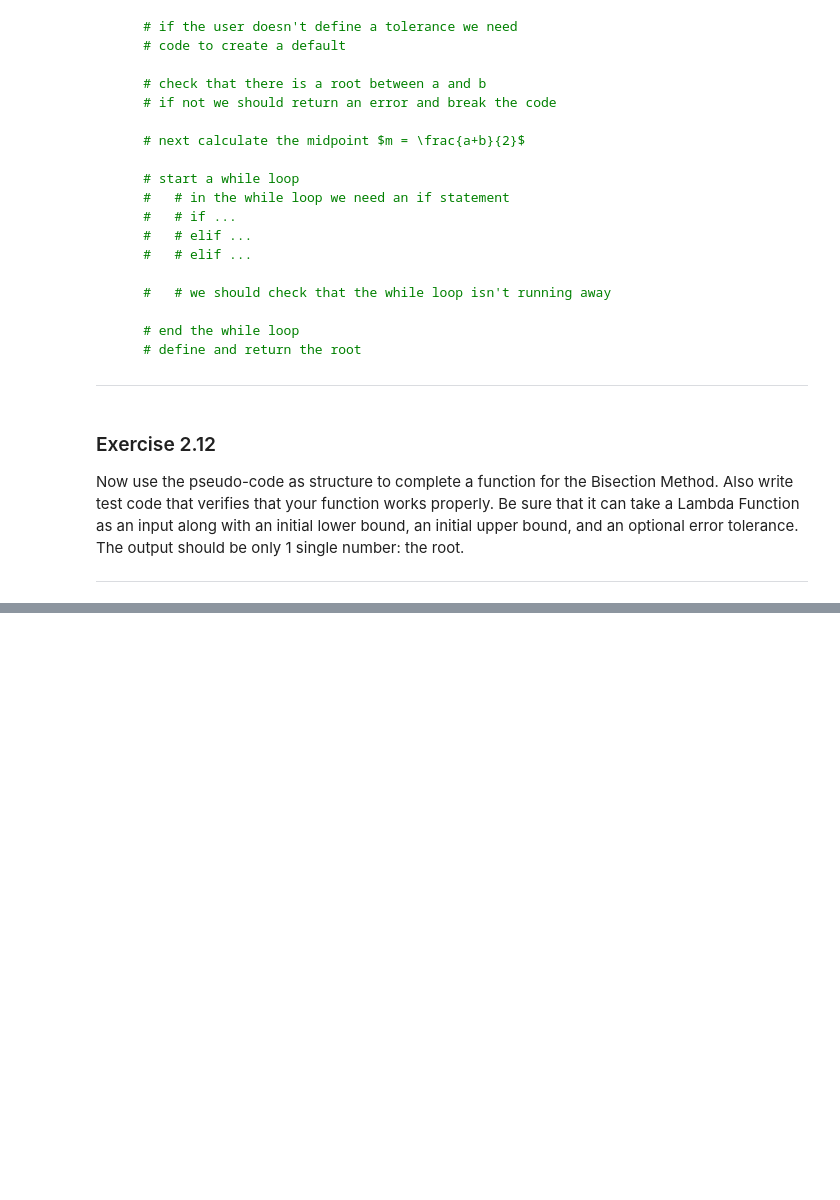
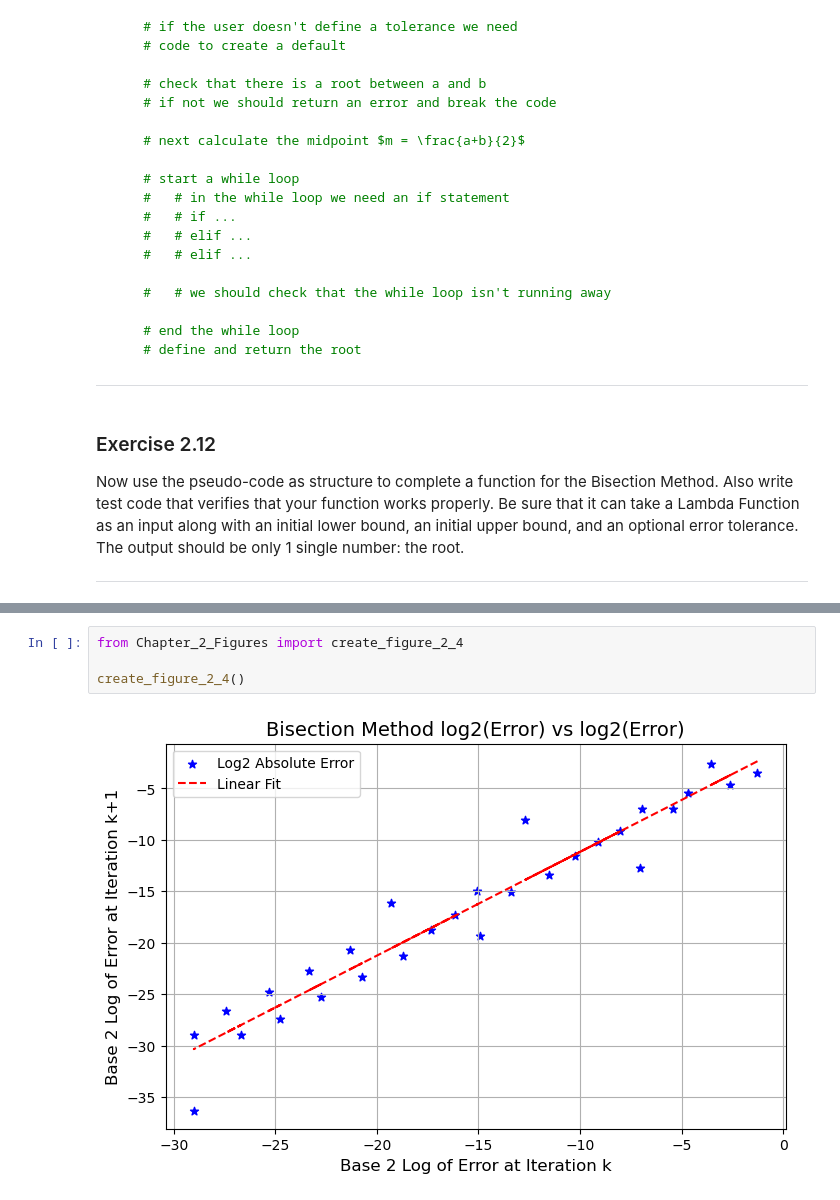
Before and after one commit to DataScienceUWL/MTH371, a Jupyter notebook: Interactive_Notes/Chapter_2/Chapter_2_Algebra.ipynb, the cells around one changed output, grey strips where cells are left out. Saved outputs shown, nothing was run; the diff lists cells and outputs as text; blank space fills up the shorter version.

```diff
--- a/Interactive_Notes/Chapter_2/Chapter_2_Algebra.ipynb
+++ b/Interactive_Notes/Chapter_2/Chapter_2_Algebra.ipynb
@@ -262,0 +387,6 @@ c. $(5 - x)e^x = 5$ on $x \in [0,5]$
+# %%
+from Chapter_2_Figures import create_figure_2_4
+
+create_figure_2_4()
+# %% [output]
+[figure, added]
```
Also changed, not shown: parts of 35 cells of this notebook, 11 other files.
